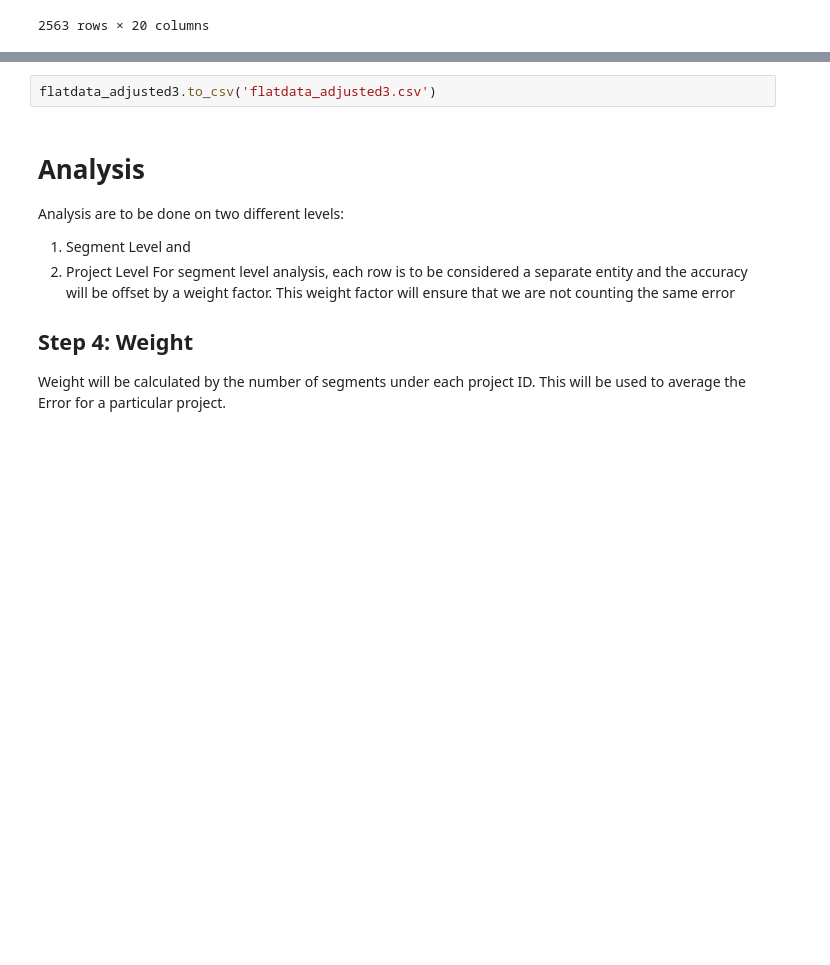
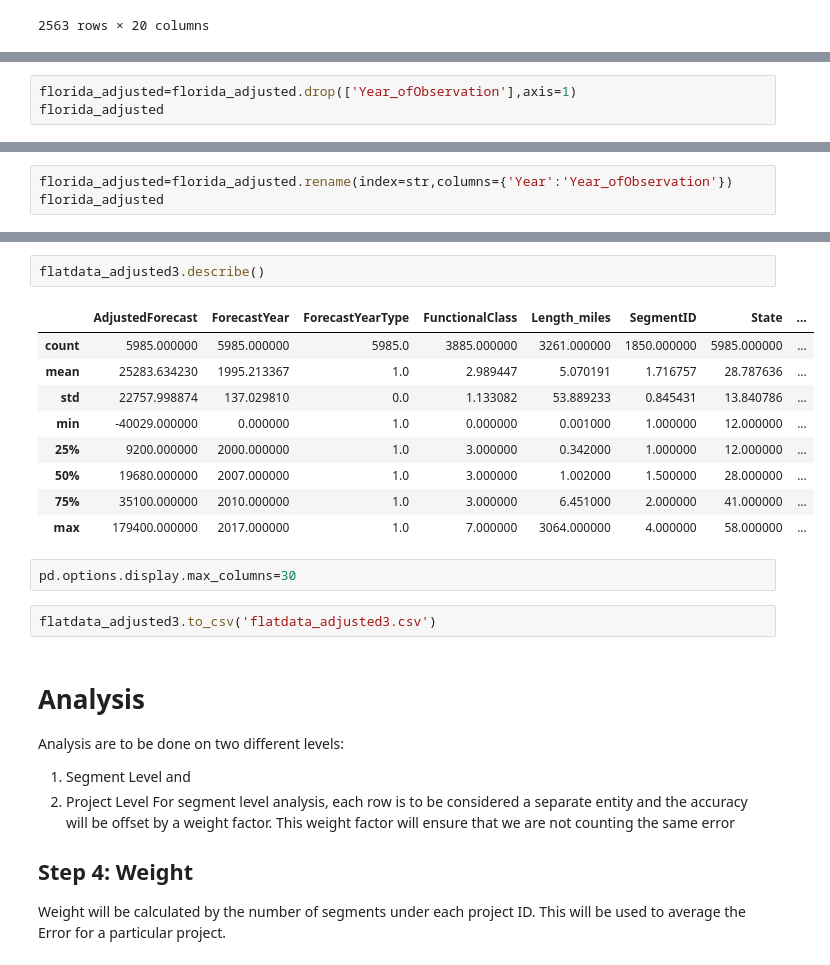
Before and after one commit to jawadmhoque/accuracy-assessment, a Jupyter notebook: Accuracy Algorithm.ipynb, the cells around one changed output, grey strips where cells are left out. Drawn from its saved outputs; the diff is of its cells as text; blank space fills up the shorter version.

```diff
--- a/Accuracy Algorithm.ipynb
+++ b/Accuracy Algorithm.ipynb
@@ -273,0 +233,3 @@ ohio_adjusted
+# %%
+florida_adjusted=florida_adjusted.drop(['Year_ofObservation'],axis=1)
+florida_adjusted
@@ -273,0 +255,3 @@ ohio_adjusted
+# %%
+florida_adjusted=florida_adjusted.rename(index=str,columns={'Year':'Year_ofObservation'})
+florida_adjusted
@@ -318,3 +321,17 @@ flatdata_adjusted3
+# %%
+flatdata_adjusted3.describe()
+# %% [output]
+|  | AdjustedForecast | ForecastYear | ForecastYearType | FunctionalClass | Length_miles | SegmentID | State | ... |
+| count | 5985.000000 | 5985.000000 | 5985.0 | 3885.000000 | 3261.000000 | 1850.000000 | 5985.000000 | ... |
+| mean | 25283.634230 | 1995.213367 | 1.0 | 2.989447 | 5.070191 | 1.716757 | 28.787636 | ... |
+| std | 22757.998874 | 137.029810 | 0.0 | 1.133082 | 53.889233 | 0.845431 | 13.840786 | ... |
+| min | -40029.000000 | 0.000000 | 1.0 | 0.000000 | 0.001000 | 1.000000 | 12.000000 | ... |
+| 25% | 9200.000000 | 2000.000000 | 1.0 | 3.000000 | 0.342000 | 1.000000 | 12.000000 | ... |
+| 50% | 19680.000000 | 2007.000000 | 1.0 | 3.000000 | 1.002000 | 1.500000 | 28.000000 | ... |
+| 75% | 35100.000000 | 2010.000000 | 1.0 | 3.000000 | 6.451000 | 2.000000 | 41.000000 | ... |
+| max | 179400.000000 | 2017.000000 | 1.0 | 7.000000 | 3064.000000 | 4.000000 | 58.000000 | ... |
+# %%
+pd.options.display.max_columns=30
 # %%
 flatdata_adjusted3.to_csv('flatdata_adjusted3.csv')
 # %% [markdown]
```
Also changed, not shown: parts of 19 cells of this notebook, 3 other files.
